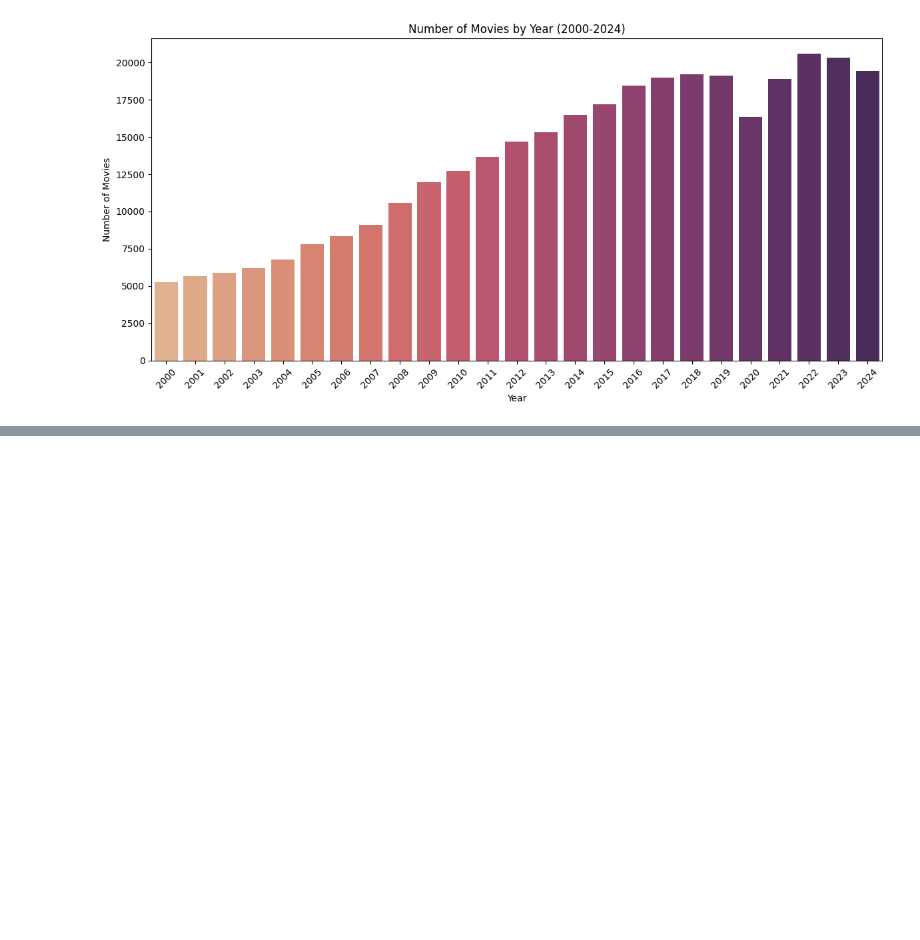
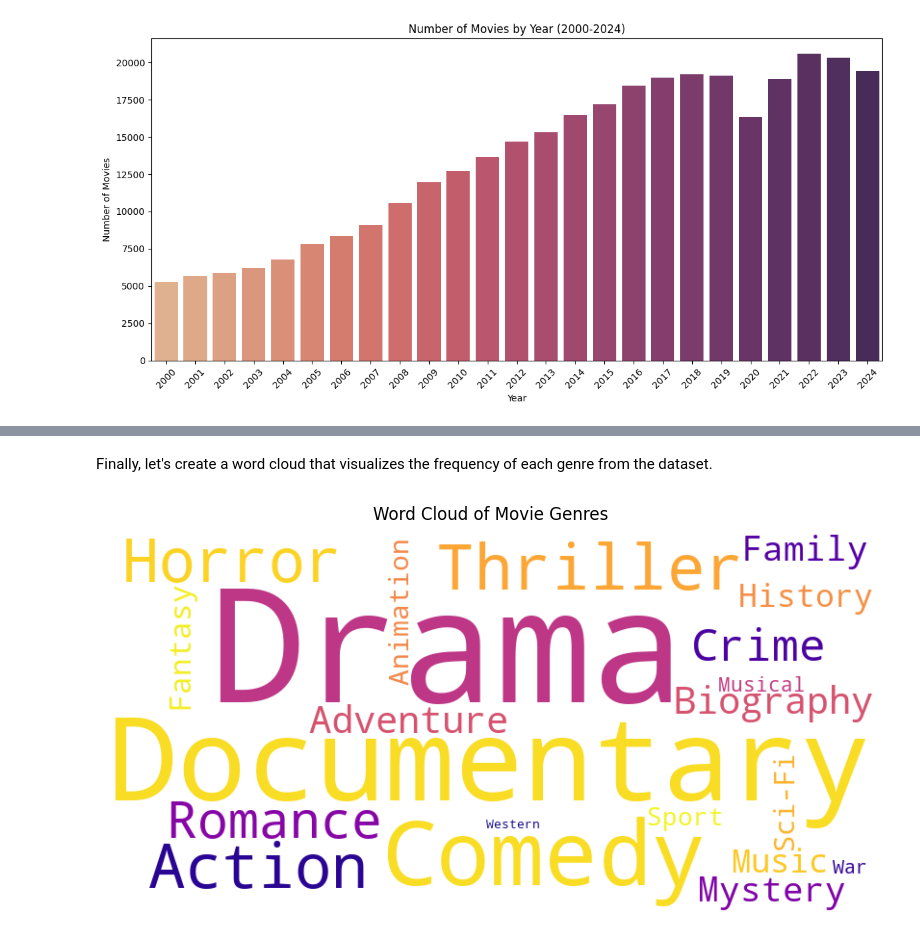
Before and after one commit to nhunguyen0901/imdb-movie-data-acquisition-cleaning, a Jupyter notebook: Movie_Data_Acquisition_Cleaning.ipynb, the cells around one changed output, grey strips where cells are left out. Drawn from its saved outputs; the diff is of its cells as text; code cells hidden in the pictures; blank space fills up the shorter version.

```diff
--- a/Movie_Data_Acquisition_Cleaning.ipynb
+++ b/Movie_Data_Acquisition_Cleaning.ipynb
@@ -303,3 +322,31 @@ plt.show()
+# %% [markdown]
+Finally, let's create a word cloud that visualizes the frequency of each genre from the dataset.
+# %%
+# Drop any missing values in the genres column
+genres_series = movies_2000_2024['genres'].dropna()
+
+# Split the comma-separated genres and flatten the list
+all_genres = []
+for genre_list in genres_series:
+    # Split by comma and strip extra whitespace
+    genres = [genre.strip() for genre in genre_list.split(',')]
+    all_genres.extend(genres)
+
+# Count the frequency of each genre using Counter
+genre_counts = Counter(all_genres)
+
+# Create a word cloud of genres based on their frequency
+wc = WordCloud(width=800, height=400, background_color='white', colormap='plasma')
+wc.generate_from_frequencies(genre_counts)
+
+# Plot the word cloud
+plt.figure(figsize=(10, 5))
+plt.imshow(wc, interpolation='bilinear')
+plt.axis('off')
+plt.title("Word Cloud of Movie Genres")
+plt.show()
+# %% [output]
+[figure, added]
 # %%
 # Save the cleaned dataset to a CSV file
 movies_2000_2024.to_csv('movies_2000_2024.csv', index=False)
```
Also changed, not shown: parts of 10 cells of this notebook, 5 other files.
